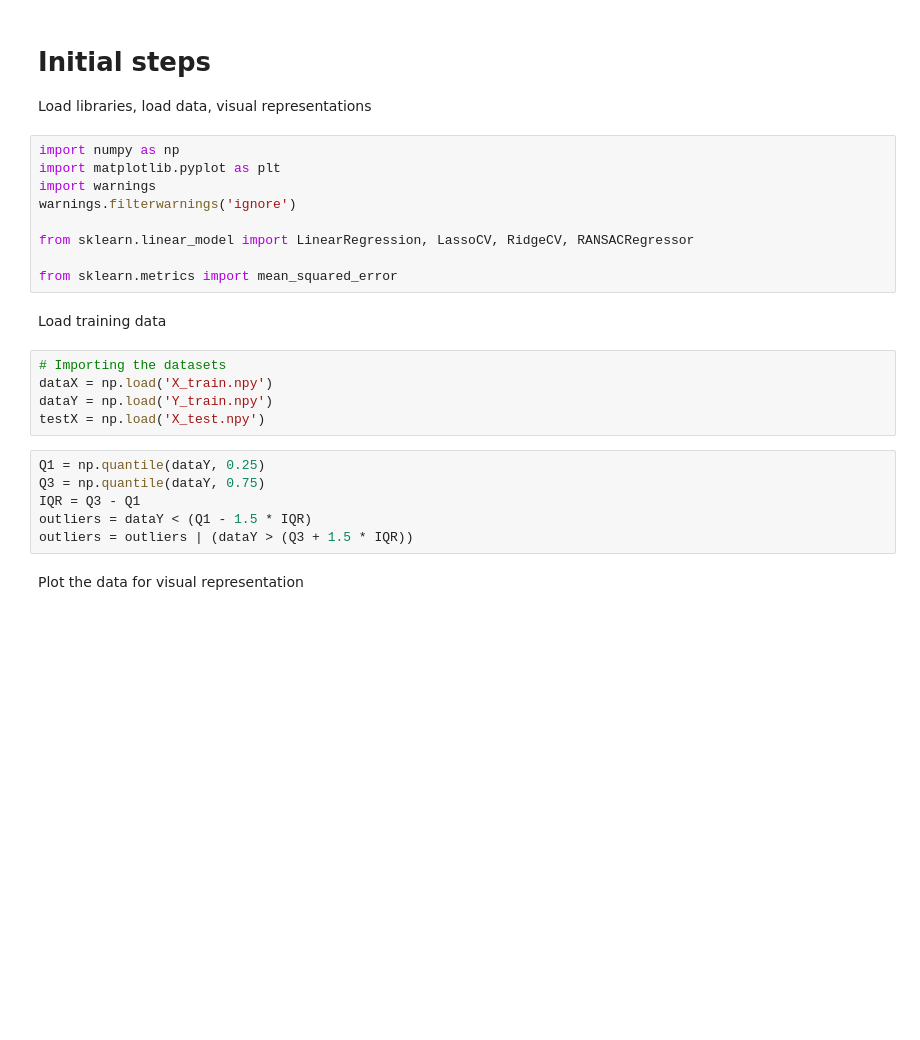
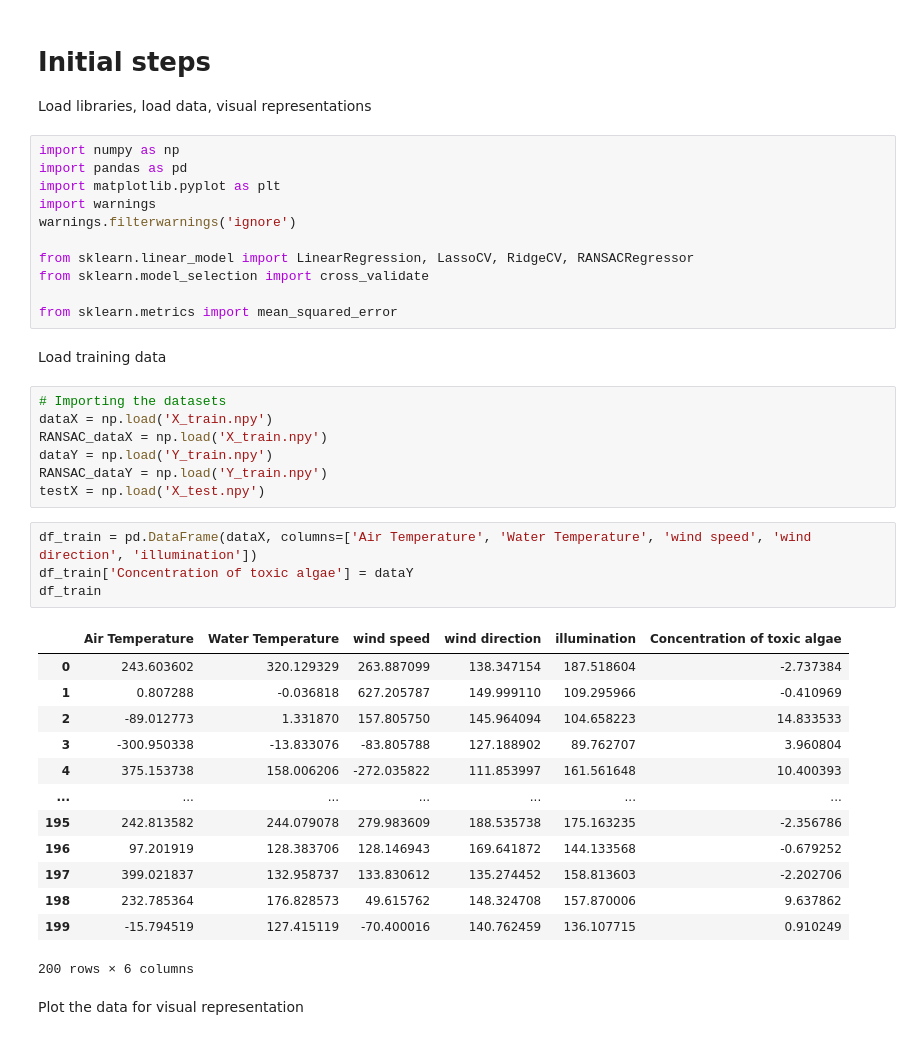
Before and after one commit to tomasmartins77/Machine_Learning_Lab, a Jupyter notebook: pergunta1_parte1/pergunta1_parte1.ipynb, the cells around one changed output. Cells and saved outputs as stored; diff of their text form; blank space fills up the shorter version.

```diff
--- a/pergunta1_parte1/pergunta1_parte1.ipynb
+++ b/pergunta1_parte1/pergunta1_parte1.ipynb
@@ -8,11 +8,13 @@
 Load libraries, load data, visual representations
 # %%
 import numpy as np
+import pandas as pd
 import matplotlib.pyplot as plt
 import warnings
 warnings.filterwarnings('ignore')
 
 from sklearn.linear_model import LinearRegression, LassoCV, RidgeCV, RANSACRegressor
+from sklearn.model_selection import cross_validate
 
 from sklearn.metrics import mean_squared_error
 # %% [markdown]
@@ -20,14 +22,28 @@ Load training data
 # %%
 # Importing the datasets
 dataX = np.load('X_train.npy')
+RANSAC_dataX = np.load('X_train.npy')
 dataY = np.load('Y_train.npy')
+RANSAC_dataY = np.load('Y_train.npy')
 testX = np.load('X_test.npy')
-# %%
-Q1 = np.quantile(dataY, 0.25)
-Q3 = np.quantile(dataY, 0.75)
-IQR = Q3 - Q1
-outliers = dataY < (Q1 - 1.5 * IQR)
-outliers = outliers | (dataY > (Q3 + 1.5 * IQR))
+# %%
+df_train = pd.DataFrame(dataX, columns=['Air Temperature', 'Water Temperature', 'wind speed', 'wind direction', 'illumination'])
+df_train['Concentration of toxic algae'] = dataY
+df_train
+# %% [output]
+|  | Air Temperature | Water Temperature | wind speed | wind direction | illumination | Concentration of toxic algae |
+| 0 | 243.603602 | 320.129329 | 263.887099 | 138.347154 | 187.518604 | -2.737384 |
+| 1 | 0.807288 | -0.036818 | 627.205787 | 149.999110 | 109.295966 | -0.410969 |
+| 2 | -89.012773 | 1.331870 | 157.805750 | 145.964094 | 104.658223 | 14.833533 |
+| 3 | -300.950338 | -13.833076 | -83.805788 | 127.188902 | 89.762707 | 3.960804 |
+| 4 | 375.153738 | 158.006206 | -272.035822 | 111.853997 | 161.561648 | 10.400393 |
+| ... | ... | ... | ... | ... | ... | ... |
+| 195 | 242.813582 | 244.079078 | 279.983609 | 188.535738 | 175.163235 | -2.356786 |
+| 196 | 97.201919 | 128.383706 | 128.146943 | 169.641872 | 144.133568 | -0.679252 |
+| 197 | 399.021837 | 132.958737 | 133.830612 | 135.274452 | 158.813603 | -2.202706 |
+| 198 | 232.785364 | 176.828573 | 49.615762 | 148.324708 | 157.870006 | 9.637862 |
+| 199 | -15.794519 | 127.415119 | -70.400016 | 140.762459 | 136.107715 | 0.910249 |
+200 rows × 6 columns
 # %% [markdown]
 Plot the data for visual representation
 # %%
```
Also changed, not shown: parts of 19 cells of this notebook.
